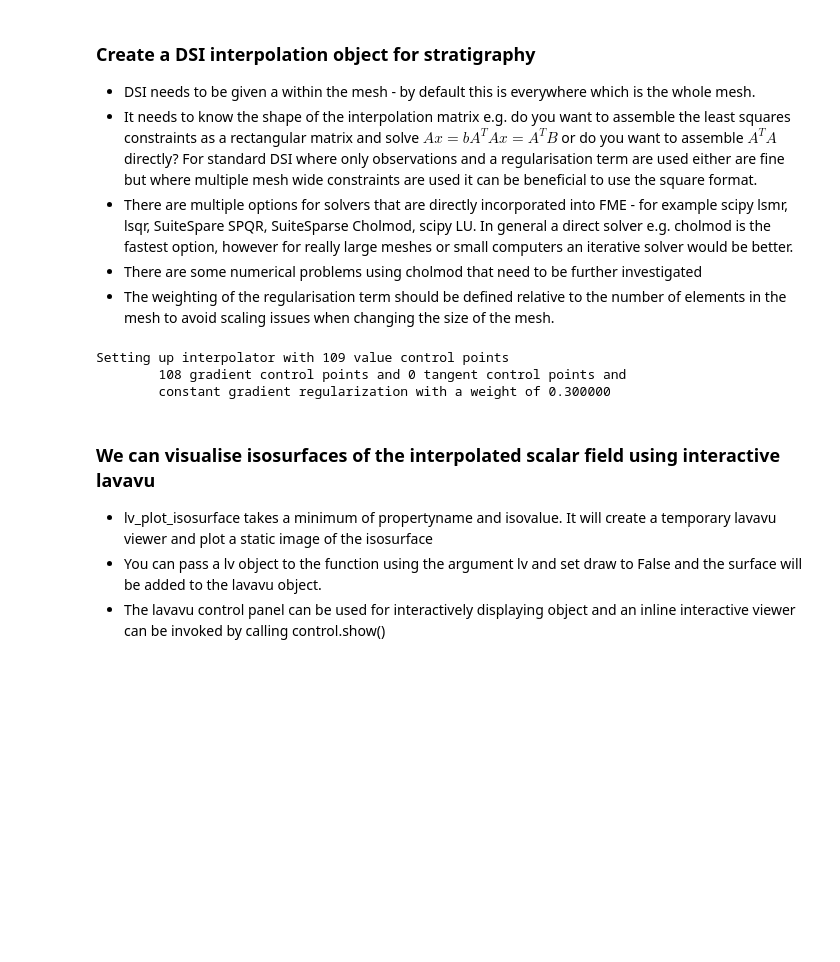
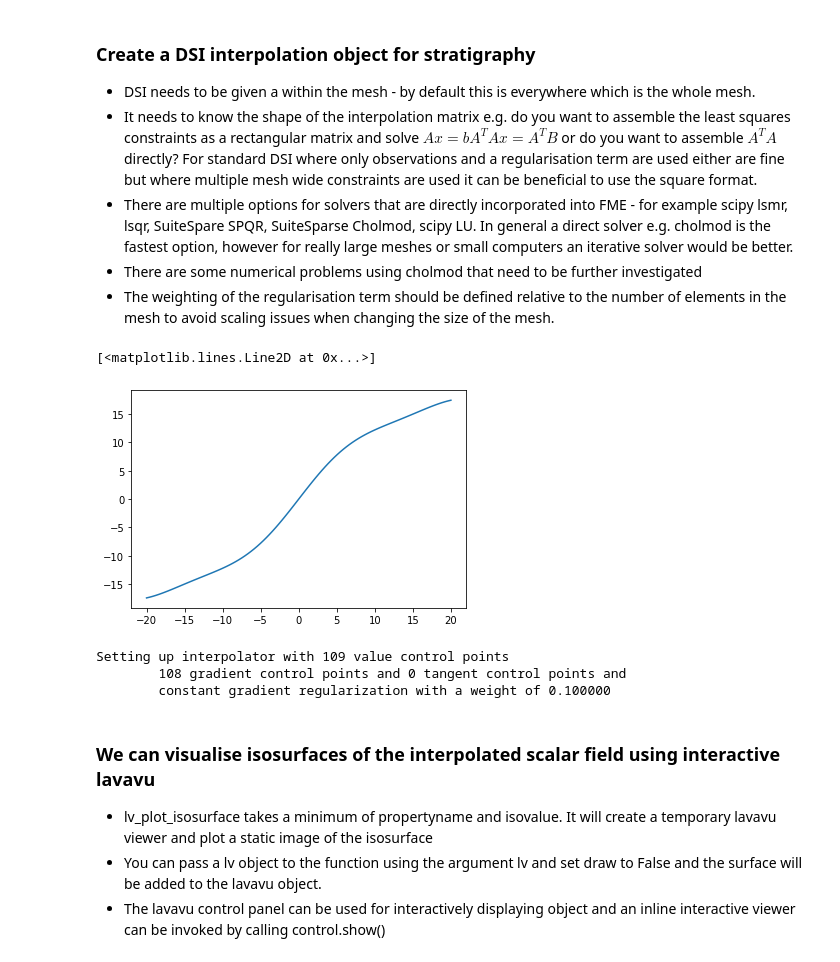
Before and after one commit to Loop3D/LoopStructural, a Jupyter notebook: notebooks/01_Basic_Interpolation/Interpolate Example.ipynb, the cells around one changed output. Drawn from its saved outputs; the diff is of its cells as text; code cells hidden in the pictures; blank space fills up the shorter version.

```diff
--- a/notebooks/01_Basic_Interpolation/Interpolate Example.ipynb
+++ b/notebooks/01_Basic_Interpolation/Interpolate Example.ipynb
@@ -51,6 +51,13 @@ For standard DSI where only observations and a regularisation term are used eith
 * There are multiple options for solvers that are directly incorporated into FME - for example scipy lsmr, lsqr, SuiteSpare SPQR, SuiteSparse Cholmod, scipy LU. In general a direct solver e.g. cholmod is the fastest option, however for really large meshes or small computers an iterative solver would be better.
 * There are some numerical problems using cholmod that need to be further investigated
 * The weighting of the regularisation term should be defined relative to the number of elements in the mesh to avoid scaling issues when changing the size of the mesh.
+# %%
+x = np.linspace(-20,20,100)
+y = 0.4*x+np.sin(x/3)+np.sin(x/10)*10
+plt.plot(x,y)
+# %% [output]
+[<matplotlib.lines.Line2D at 0x...>]
+[figure, added]
 # %%
 stratigraphy = DSI(mesh,region='everywhere',shape='square')
 # for i in range(-15,15):
@@ -70,7 +77,7 @@ stratigraphy.add_point([0.1,0,2.1],1.)
 # stratigraphy.add_strike_and_dip([1.1,0.1,-15.1],90.,0.)
 # stratigraphy.add_strike_and_dip([1.1,1.1,-15.1],90.,0.)
 cgw = 100 / mesh.n_elements
-stratigraphy.setup_interpolator(cgw=0.3)
+stratigraphy.setup_interpolator(cgw=0.1)
 # stratigraphy.calculate_constant_gradient_with_element_weighting(w)
 stratigraphy.solve_system(solver='chol',clear=True)
 mesh.update_property('strati',stratigraphy.c)
@@ -78,7 +85,7 @@ stratigraphy.export_data_to_vtk('stratig')
 # %% [output]
 Setting up interpolator with 109 value control points
         108 gradient control points and 0 tangent control points and
-        constant gradient regularization with a weight of 0.300000
+        constant gradient regularization with a weight of 0.100000
 # %% [markdown]
 ### We can visualise isosurfaces of the interpolated scalar field using interactive lavavu
 * lv_plot_isosurface takes a minimum of propertyname and isovalue. It will create a temporary lavavu viewer and plot a static image of the isosurface
```
Also changed, not shown: parts of 7 cells of this notebook, 2 other files.
